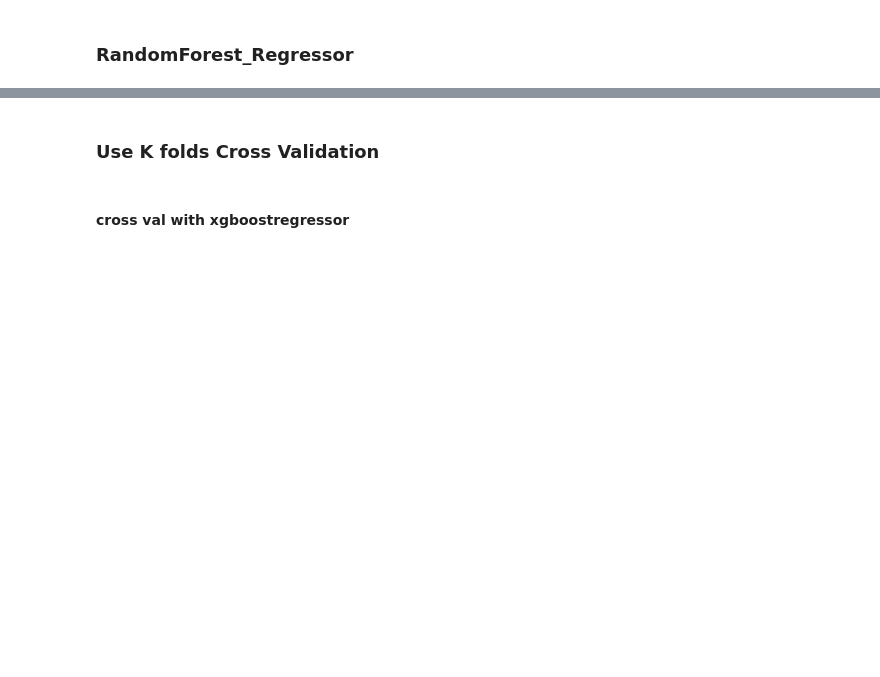
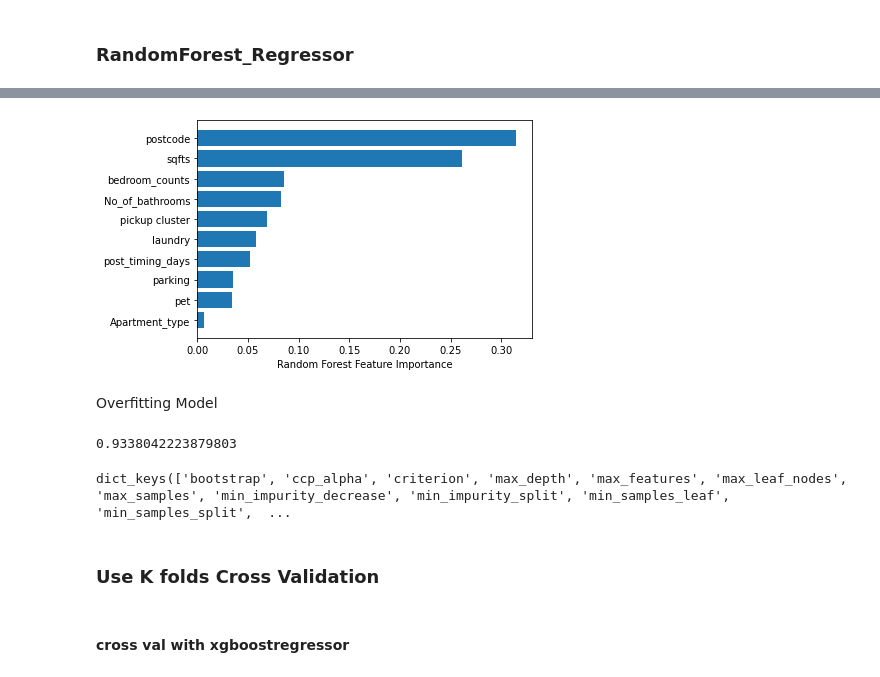
Before and after one commit to gulelishibhat/Projects, a Jupyter notebook: Spring_board_Capstone_2/Preprocessing and Modelling.ipynb, the cells around one changed output, grey strips where cells are left out. Saved outputs shown, nothing was run; the diff lists cells and outputs as text; code cells hidden in the pictures; blank space fills up the shorter version.

```diff
--- a/Spring_board_Capstone_2/Preprocessing and Modelling.ipynb
+++ b/Spring_board_Capstone_2/Preprocessing and Modelling.ipynb
@@ -329,0 +354,7 @@ evs(y_test, rf_pred)
+# %%
+sorted_idx = rf_reg.feature_importances_.argsort()
+plt.barh(X_train.columns[sorted_idx], rf_reg.feature_importances_[sorted_idx])
+plt.xlabel("Random Forest Feature Importance")
+plt.savefig("Random Forest Feature Importance.jpeg", dpi=300, bbox_inches = "tight")
+# %% [output]
+[figure, added]
@@ -330,3 +363,13 @@ evs(y_test, rf_pred)
+# %% [markdown]
+Overfitting Model
+# %%
+print(rf_reg.score(X_train, y_train))
+# %% [output]
+0.9338042223879803
+# %%
+rf_reg.get_params().keys()
+# %% [output]
+dict_keys(['bootstrap', 'ccp_alpha', 'criterion', 'max_depth', 'max_features', 'max_leaf_nodes', 'max_samples', 'min_impurity_decrease', 'min_impurity_split', 'min_samples_leaf', 'min_samples_split',  ...
 # %% [markdown]
 ### Use K folds Cross Validation
 # %% [markdown]
```
Also changed, not shown: parts of 55 cells of this notebook.
